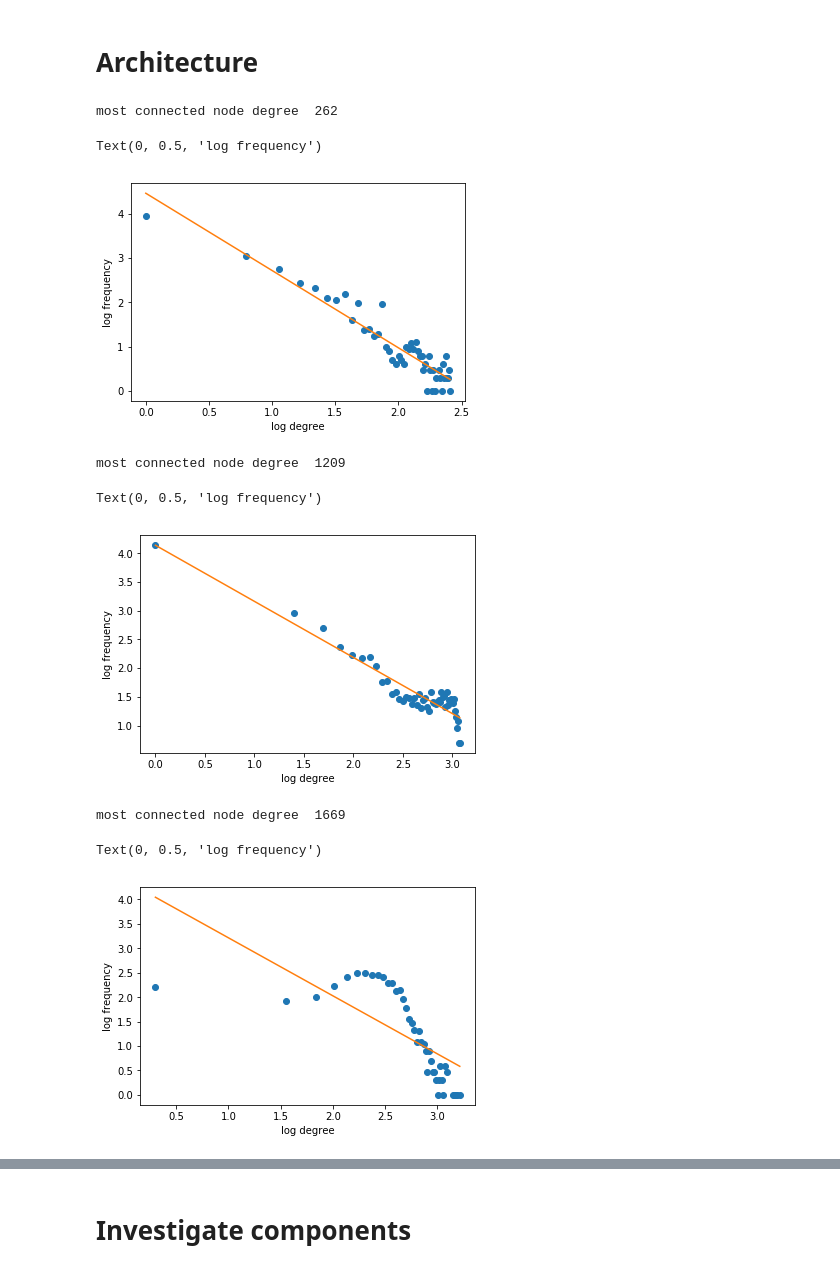
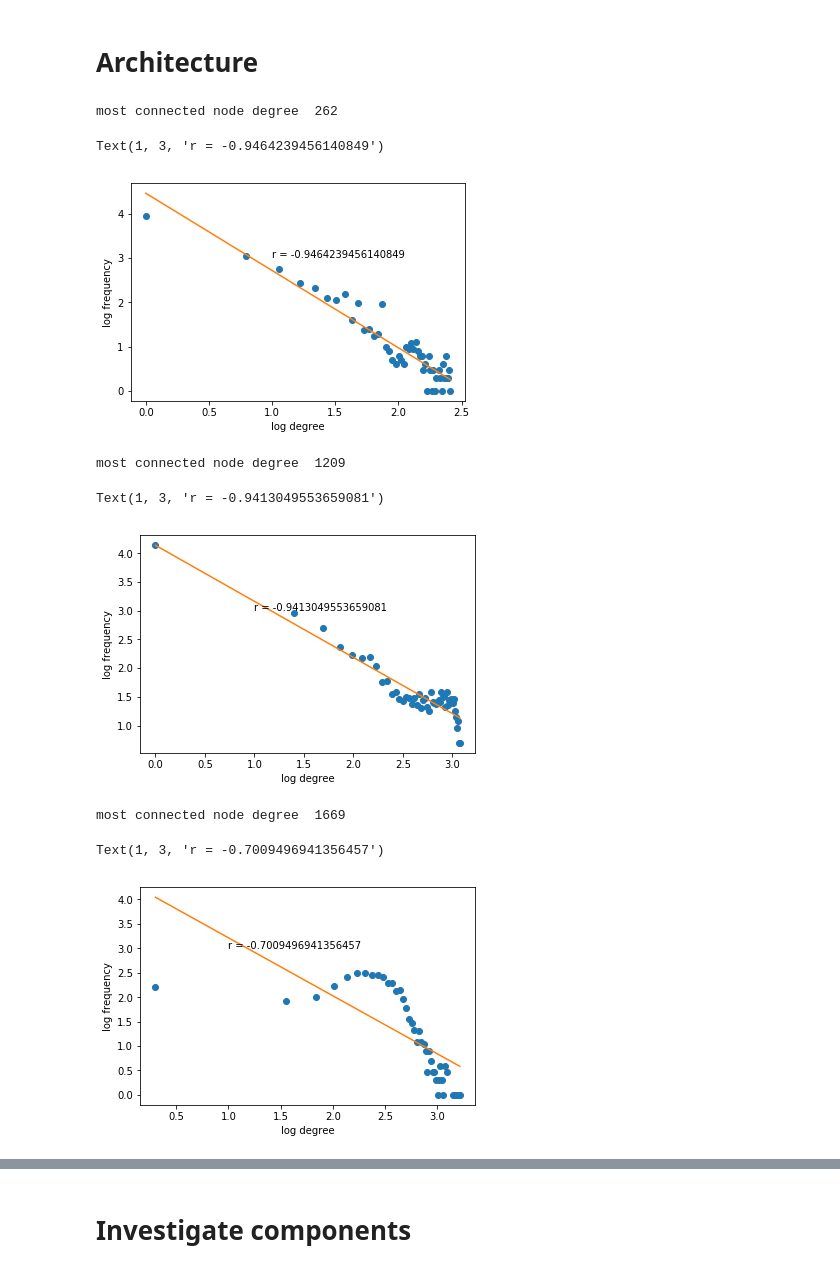
Before and after one commit to algaebrown/resistanceExp, a Jupyter notebook: visualization/exp12_evaluate_network/20190213_four_nets.ipynb, the cells around one changed output, grey strips where cells are left out. Cells and saved outputs as stored; diff of their text form; code cells hidden in the pictures.

```diff
--- a/visualization/exp12_evaluate_network/20190213_four_nets.ipynb
+++ b/visualization/exp12_evaluate_network/20190213_four_nets.ipynb
@@ -175,30 +176,33 @@ fig.show()
 # %%
 logx, logy, line, slope, r_value, p_value = power_law(eskape_net)
 plt.plot(logx, logy, 'o', logx, line)
 plt.xlabel('log degree')
 plt.ylabel('log frequency')
+plt.text(1, 3,'r = '+ str(r_value))
 # %% [output]
 most connected node degree  262
-Text(0, 0.5, 'log frequency')
+Text(1, 3, 'r = -0.9464239456140849')
-[figure, old version]
+[figure, new version]
 # %%
 logx, logy, line, slope, r_value, p_value = power_law(refseq_net)
 plt.plot(logx, logy, 'o', logx, line)
 plt.xlabel('log degree')
 plt.ylabel('log frequency')
+plt.text(1, 3,'r = '+ str(r_value))
 # %% [output]
 most connected node degree  1209
-Text(0, 0.5, 'log frequency')
+Text(1, 3, 'r = -0.9413049553659081')
-[figure, old version]
+[figure, new version]
 # %%
 logx, logy, line, slope, r_value, p_value = power_law(string)
 plt.plot(logx, logy, 'o', logx, line)
 plt.xlabel('log degree')
 plt.ylabel('log frequency')
+plt.text(1, 3,'r = '+ str(r_value))
 # %% [output]
 most connected node degree  1669
-Text(0, 0.5, 'log frequency')
+Text(1, 3, 'r = -0.7009496941356457')
-[figure, old version]
+[figure, new version]
 # %%
 logx, logy, line, slope, r_value, p_value = power_law(domain)
 plt.plot(logx, logy, 'o', logx, line)
```
Also changed, not shown: parts of 3 cells of this notebook, 1 other file.
